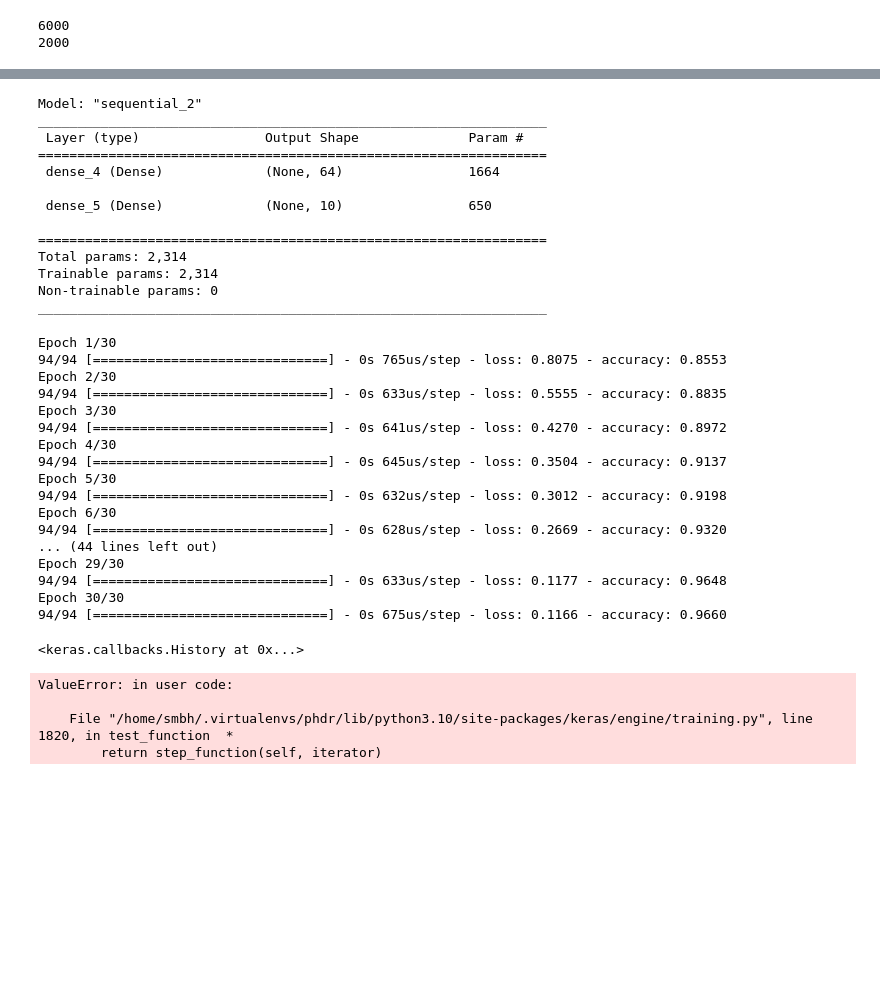
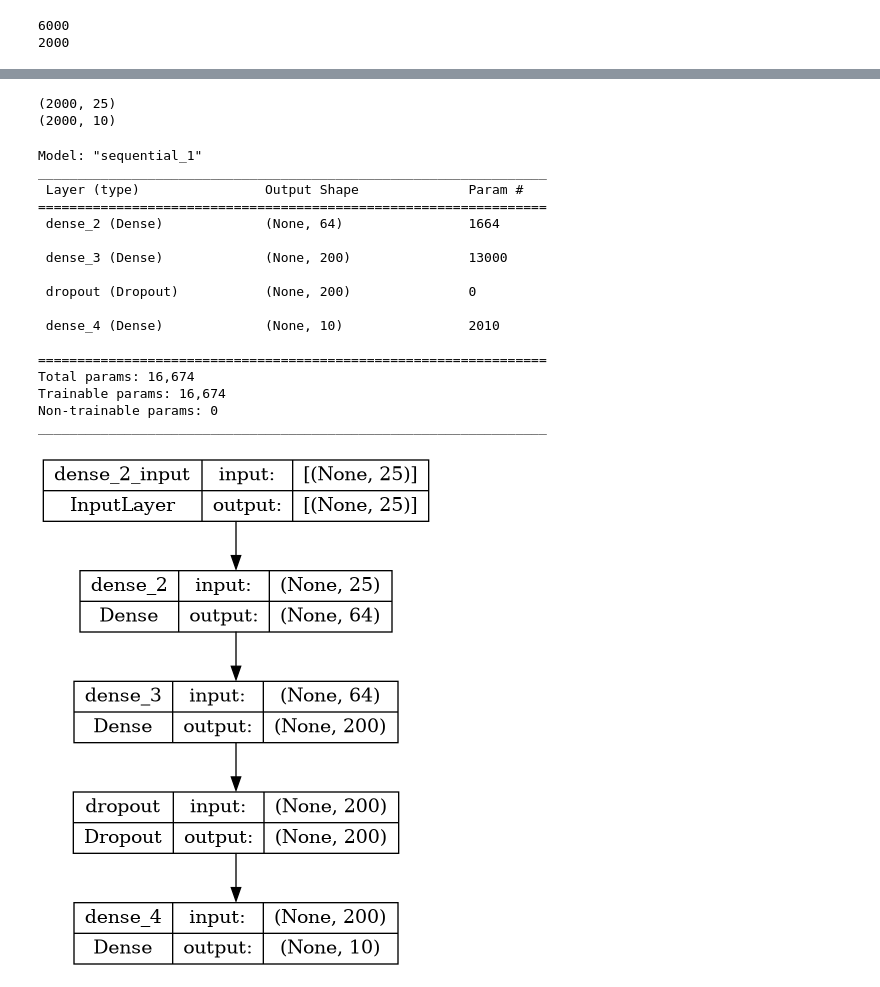
Before and after one commit to smb-h/phdr, a Jupyter notebook: notebooks/cnn.ipynb, the cells around one changed output, grey strips where cells are left out. Cells and saved outputs as stored; diff of their text form; code cells hidden in the pictures; blank space fills up the shorter version.

Commit message:
:sparkles: finish(model): wrapping up cnn

```diff
--- a/notebooks/cnn.ipynb
+++ b/notebooks/cnn.ipynb
@@ -104,0 +58,10 @@ x_test_5x5_feat = [x.reshape(25) for x in x_test_5x5]
+# %%
+x_train = np.array(x_train).reshape(len(x_train), 25).astype('float32')
+y_train = keras.utils.to_categorical(y_train, 10)
+x_test = np.array(x_test).reshape(len(x_test), 25).astype('float32')
+y_test = keras.utils.to_categorical(y_test, 10)
+print(x_test.shape)
+print(y_test.shape)
+# %% [output]
+(2000, 25)
+(2000, 10)
@@ -105,60 +71,29 @@ x_test_5x5_feat = [x.reshape(25) for x in x_test_5x5]
 # %%
-model = tf.keras.models.Sequential()
-model.add(tf.keras.layers.Dense(64, input_shape=(25,), activation='relu'))
-model.add(tf.keras.layers.Dense(10, activation='softmax'))
-model.compile(
-    optimizer='rmsprop',
-    loss='categorical_crossentropy',
-    metrics=['accuracy']
-)
+model = Sequential()
+model.add(Dense(64, activation='relu', input_dim=25))
+model.add(Dense(200, activation='relu'))
+model.add(Dropout(0.5))
+model.add(Dense(10, activation='softmax'))
 model.summary()
 # %% [output]
-Model: "sequential_2"
+Model: "sequential_1"
 _________________________________________________________________
  Layer (type)                Output Shape              Param #
 =================================================================
- dense_4 (Dense)             (None, 64)                1664
+ dense_2 (Dense)             (None, 64)                1664
 
- dense_5 (Dense)             (None, 10)                650
+ dense_3 (Dense)             (None, 200)               13000
+
+ dropout (Dropout)           (None, 200)               0
+
+ dense_4 (Dense)             (None, 10)                2010
 
 =================================================================
-Total params: 2,314
-Trainable params: 2,314
+Total params: 16,674
+Trainable params: 16,674
 Non-trainable params: 0
 _________________________________________________________________
-# %%
-model.fit(
-    np.array(x_train_5x5_feat),
-    tf.keras.utils.to_categorical(y_train),
-    epochs=30,
-    batch_size=64
-)
-# %% [output]
-Epoch 1/30
-94/94 [==============================] - 0s 765us/step - loss: 0.8075 - accuracy: 0.8553
-Epoch 2/30
-94/94 [==============================] - 0s 633us/step - loss: 0.5555 - accuracy: 0.8835
-Epoch 3/30
-94/94 [==============================] - 0s 641us/step - loss: 0.4270 - accuracy: 0.8972
-Epoch 4/30
-94/94 [==============================] - 0s 645us/step - loss: 0.3504 - accuracy: 0.9137
-Epoch 5/30
-94/94 [==============================] - 0s 632us/step - loss: 0.3012 - accuracy: 0.9198
-Epoch 6/30
-94/94 [==============================] - 0s 628us/step - loss: 0.2669 - accuracy: 0.9320
-... (44 lines left out)
-Epoch 29/30
-94/94 [==============================] - 0s 633us/step - loss: 0.1177 - accuracy: 0.9648
-Epoch 30/30
-94/94 [==============================] - 0s 675us/step - loss: 0.1166 - accuracy: 0.9660
-<keras.callbacks.History at 0x...>
-# %%
-# evaluate the model
-score = model.evaluate(np.array(x_test_5x5_feat), tf.keras.utils.to_categorical(y_test), verbose=0)
-print('Test loss:', score[0])
-print('Test accuracy:', score[1])
-# %% [output]
-ValueError: in user code:
-
-    File "/home/smbh/.virtualenvs/phdr/lib/python3.10/site-packages/keras/engine/training.py", line 1820, in test_function  *
-        return step_function(self, iterator)
+# %%
+plot_model(model, show_shapes=True)
+# %% [output]
+[figure, added]
```
Also changed, not shown: parts of 19 cells of this notebook, 1 other file.
